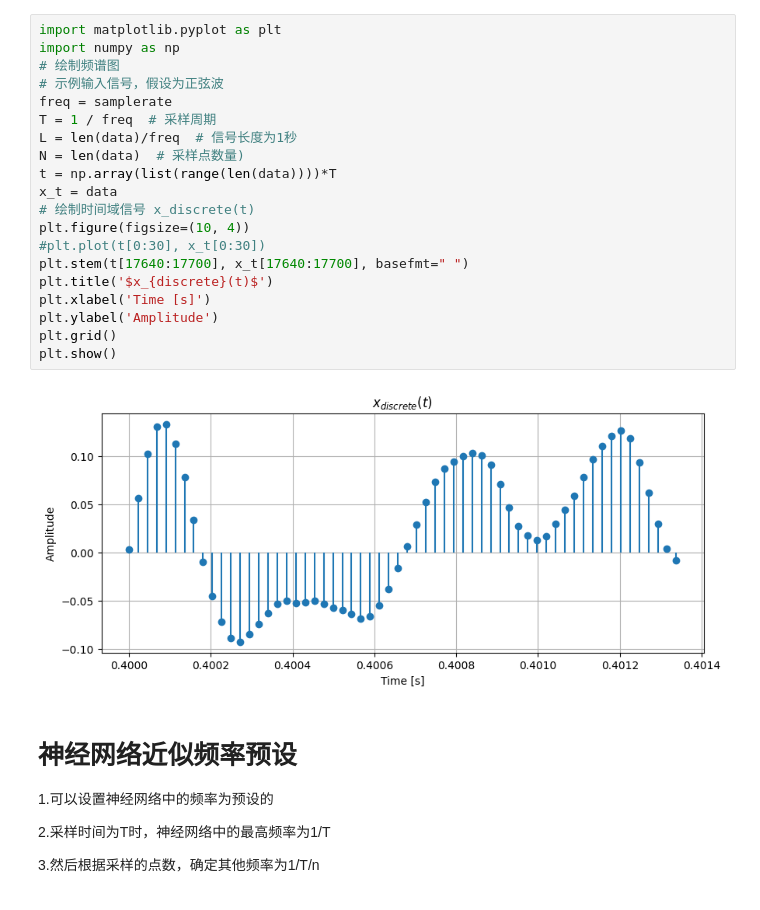
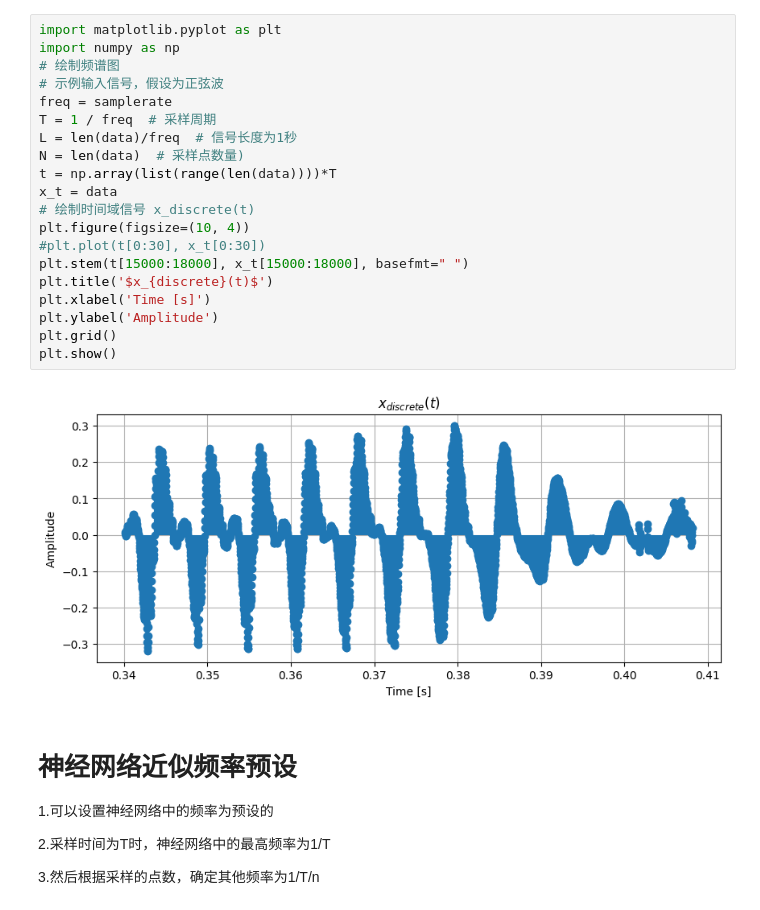
Before and after one commit to xmu-hph/4pd_codes, a Jupyter notebook: tts/tts.ipynb, the cells around one changed output. Saved outputs shown, nothing was run; the diff lists cells and outputs as text.

```diff
--- a/tts/tts.ipynb
+++ b/tts/tts.ipynb
@@ -21,25 +21,25 @@ print(f'采样率: {samplerate} Hz')
 # %%
 import matplotlib.pyplot as plt
 import numpy as np
 # 绘制频谱图
 # 示例输入信号，假设为正弦波
 freq = samplerate
 T = 1 / freq  # 采样周期
 L = len(data)/freq  # 信号长度为1秒
 N = len(data)  # 采样点数量)
 t = np.array(list(range(len(data))))*T
 x_t = data
 # 绘制时间域信号 x_discrete(t)
 plt.figure(figsize=(10, 4))
 #plt.plot(t[0:30], x_t[0:30])
-plt.stem(t[17640:17700], x_t[17640:17700], basefmt=" ")
+plt.stem(t[15000:18000], x_t[15000:18000], basefmt=" ")
 plt.title('$x_{discrete}(t)$')
 plt.xlabel('Time [s]')
 plt.ylabel('Amplitude')
 plt.grid()
 plt.show()
 # %% [output]
-[figure, old version]
+[figure, new version]
 # %% [markdown]
 # 神经网络近似频率预设
 1.可以设置神经网络中的频率为预设的
```
Also changed, not shown: parts of 4 cells of this notebook, 3 other files.
